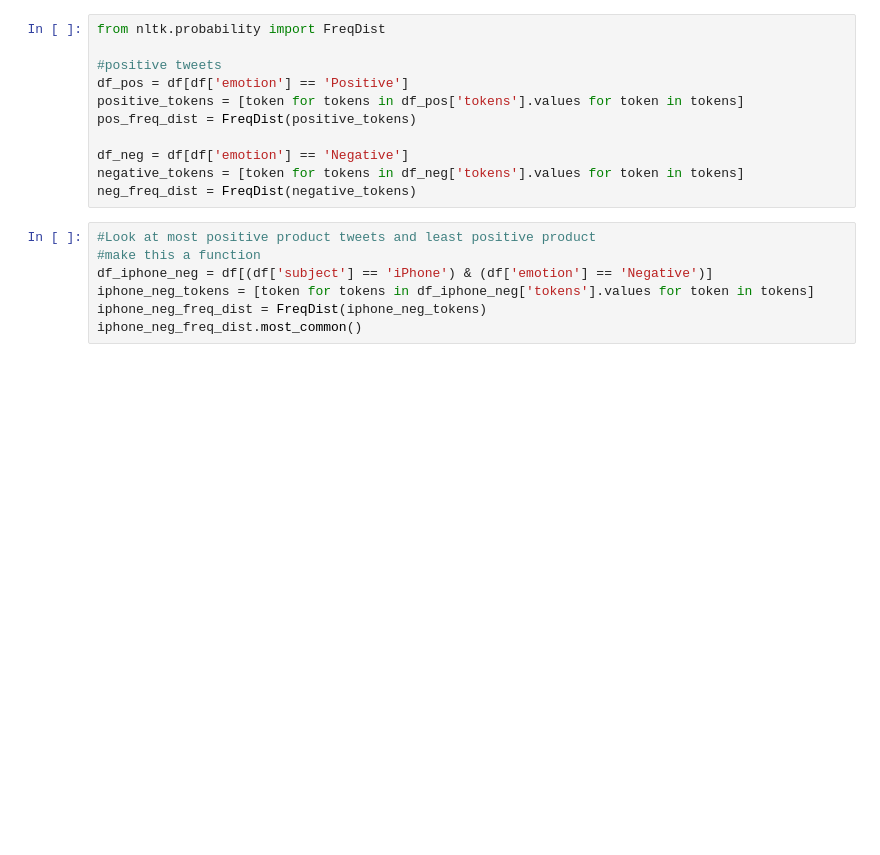
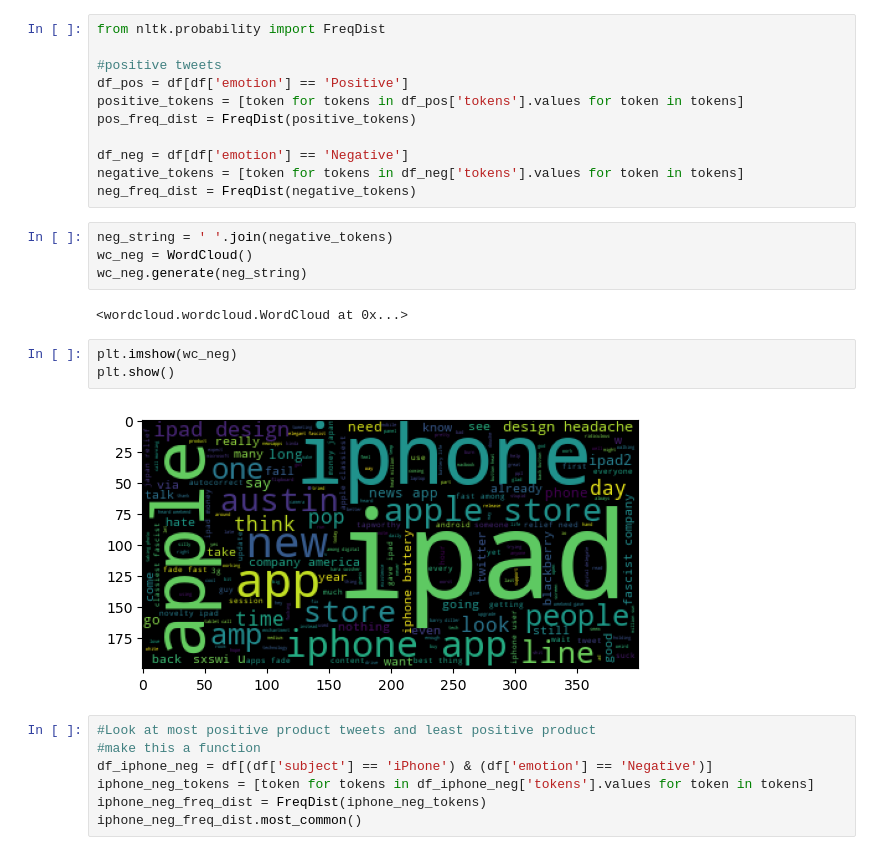
Before and after one commit to xuqc01/twitter_sentiment_analysis, a Jupyter notebook: P4ProjectNotebook.ipynb, the cells around one changed output. Saved outputs shown, nothing was run; the diff lists cells and outputs as text; blank space fills up the shorter version.

Commit message:
"word clouds"

```diff
--- a/P4ProjectNotebook.ipynb
+++ b/P4ProjectNotebook.ipynb
@@ -250,6 +250,17 @@ pos_freq_dist = FreqDist(positive_tokens)
 df_neg = df[df['emotion'] == 'Negative']
 negative_tokens = [token for tokens in df_neg['tokens'].values for token in tokens]
 neg_freq_dist = FreqDist(negative_tokens)
+# %%
+neg_string = ' '.join(negative_tokens)
+wc_neg = WordCloud()
+wc_neg.generate(neg_string)
+# %% [output]
+<wordcloud.wordcloud.WordCloud at 0x...>
+# %%
+plt.imshow(wc_neg)
+plt.show()
+# %% [output]
+[figure, added]
 # %%
 #Look at most positive product tweets and least positive product
 #make this a function
```
Also changed, not shown: parts of 32 cells of this notebook.
